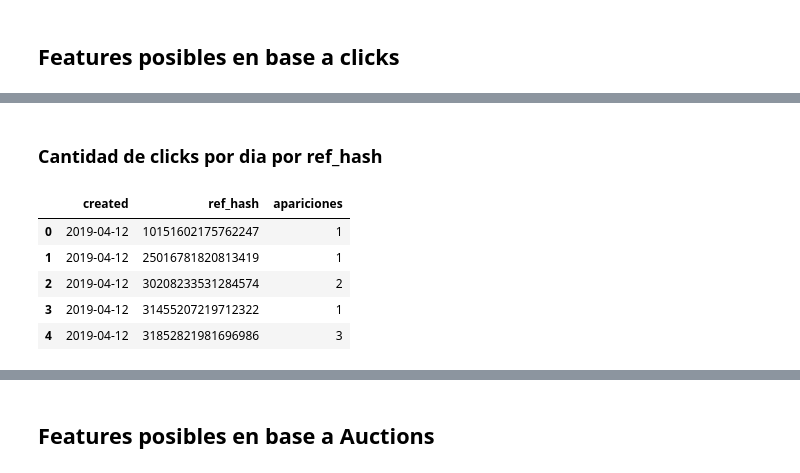
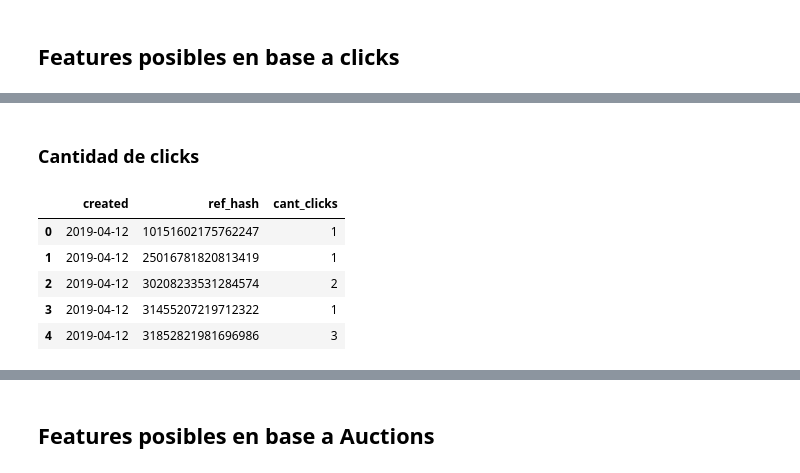
Before and after one commit to gatti2602/7506-datos, a Jupyter notebook: tp2/Manu/Features_posibles.ipynb, the cells around one changed output, grey strips where cells are left out. Saved outputs shown, nothing was run; the diff lists cells and outputs as text; code cells hidden in the pictures.

```diff
--- a/tp2/Manu/Features_posibles.ipynb
+++ b/tp2/Manu/Features_posibles.ipynb
@@ -14,0 +91,3 @@ windows = pd.DataFrame({
+# %%
+all_ref_hash_clicks = clicks['ref_hash'].append( events['ref_hash']).append(auctions['ref_hash']).drop_duplicates().to_frame()
+all_ref_hash.columns = ['ref_hash']
@@ -135,14 +208,15 @@ clicks.head()
 # %% [markdown]
-### Cantidad de clicks por dia por ref_hash
+### Cantidad de clicks
 # %%
 cant_clicks = pd.DataFrame()
 cant_clicks = clicks.loc[:,['ref_hash','ref_type','created']]
 cant_clicks['created'] = cant_clicks['created'].dt.date
-cant_clicks['apariciones'] = pd.Series([1 for i in range(len(df))])
-cant_clicks = cant_clicks.groupby(by=['created','ref_hash']).agg({'apariciones':'sum'}).reset_index()
+cant_clicks['cant_clicks'] = 1
+cant_clicks = cant_clicks.groupby(by=['created','ref_hash']).agg({'cant_clicks':'sum'}).reset_index()
+cant_clicks['created'] = pd.to_datetime(cant_clicks['created'])
 cant_clicks.head()
 # %% [output]
-|  | created | ref_hash | apariciones |
+|  | created | ref_hash | cant_clicks |
 | 0 | 2019-04-12 | 10151602175762247 | 1 |
 | 1 | 2019-04-12 | 25016781820813419 | 1 |
 | 2 | 2019-04-12 | 30208233531284574 | 2 |
```
Also changed, not shown: parts of 28 cells of this notebook.
